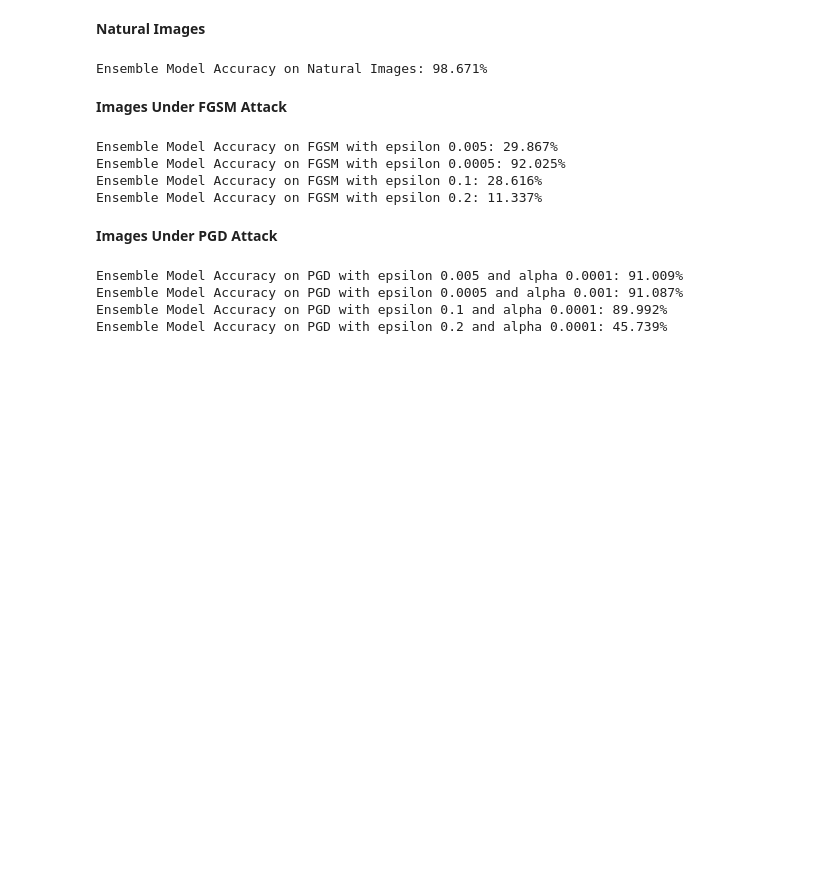
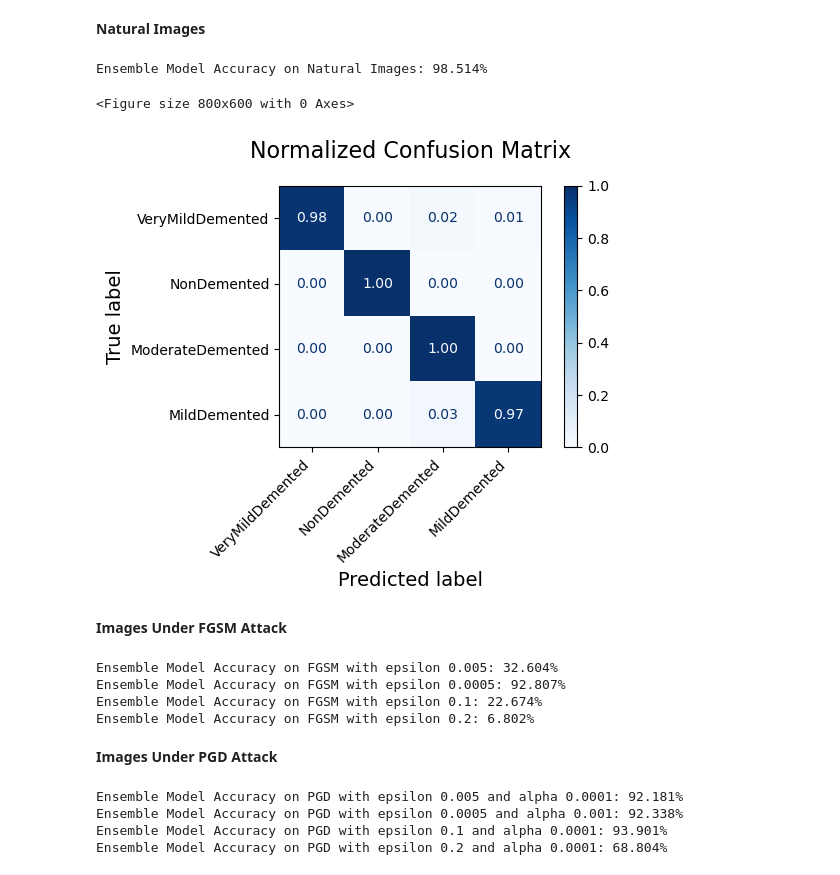
Before and after one commit to nivbartov/MRI_Brain_Alzheimer_Classification, a Jupyter notebook: models/model_ensemble.ipynb, the cells around one changed output. Cells and saved outputs as stored; diff of their text form; code cells hidden in the pictures; blank space fills up the shorter version.

Commit message:
[ensemble_model] add the finished model ensemble with confusion matrix

```diff
--- a/models/model_ensemble.ipynb
+++ b/models/model_ensemble.ipynb
@@ -103,7 +95,7 @@ dino_v2_model = torch.hub.load('facebookresearch/dinov2', 'dinov2_vits14')
 # Create DINOv2 model with FC layers before the output
 dino_v2_model = def_models.DINOv2(DINOv2_backbone=dino_v2_model, output_channels=output_channels).to(device)
 
-pretrained_model_path = f"./checkpoints/DINOv2_atk_120234_12102024_train_0.2628_val_0.5694.pth"
+pretrained_model_path = f"./checkpoints/DINOv2_atk_225702_10102024/DINOv2_atk_120234_12102024_train_0.2628_val_0.5694.pth"
 checkpoint = torch.load(pretrained_model_path,weights_only=True)
 dino_v2_model.load_state_dict(checkpoint['net'])
 # %% [output]
@@ -128,7 +120,7 @@ for param in EfficientNet_backbone_model.parameters():
 # Create EfficientNet-B0 model with FC layers before the output
 efficientnet_model = def_models.EfficientNet(EfficientNet_backbone=EfficientNet_backbone_model, output_channels=output_channels).to(device)
 
-pretrained_model_path = './checkpoints/EfficientNet_atk_110930_26102024_train_0.0037_val_0.0601.pth'
+pretrained_model_path = './checkpoints/EfficientNet_atk_105400_26102024/EfficientNet_atk_110930_26102024_train_0.0037_val_0.0601.pth'
 checkpoint = torch.load(pretrained_model_path,weights_only=True)
 efficientnet_model.load_state_dict(checkpoint['net'])
 # %% [output]
@@ -148,7 +140,7 @@ ResNet_backbone_model = torchvision.models.resnet34(pretrained=True)
 # Create ResNet34 model with FC layers before the output
 resnet_model = def_models.ResNet(ResNet_backbone=ResNet_backbone_model, output_channels=output_channels).to(device)
 
-pretrained_model_path = './checkpoints/ResNet_atk_091635_23102024_train_0.0092_val_0.0940.pth'
+pretrained_model_path = './checkpoints/ResNet_atk_091635_23102024/ResNet_atk_091635_23102024_train_0.0092_val_0.0940.pth'
 checkpoint = torch.load(pretrained_model_path,weights_only=True)
 resnet_model.load_state_dict(checkpoint['net'])
 # %% [output]
@@ -172,7 +164,7 @@ testloader = torch.utils.data.DataLoader(test_set, batch_size=batch_size, shuffl
 # %%
 # General parameters
 models_group = [dino_v2_model, resnet_model, efficientnet_model]
-weights = [0.43,0.25,0.32]
+weights = [0.333,0.333,0.333]
 
 # FGSM parameters
 epsilons = [0.005, 0.0005, 0.1, 0.2]
@@ -188,7 +183,13 @@ num_iter = 5
 ensemble_accuracy = utils_funcs.calculate_ensemble_accuracy(models_group, weights, testloader, device)
 print("Ensemble Model Accuracy on Natural Images: {:.3f}%".format(ensemble_accuracy))
 # %% [output]
-Ensemble Model Accuracy on Natural Images: 98.671%
+Ensemble Model Accuracy on Natural Images: 98.514%
+# %%
+class_names = ['VeryMildDemented', 'NonDemented', 'ModerateDemented', 'MildDemented']
+utils_funcs.plot_ensemble_confusion_matrix(models_group, weights, testloader, class_names, device)
+# %% [output]
+<Figure size 800x600 with 0 Axes>
+[figure, added]
 # %% [markdown]
 **Images Under FGSM Attack**
 # %%
@@ -197,10 +198,10 @@ for epsilon in epsilons:
   ensemble_atk_accuracy = utils_funcs.calculate_ensemble_atk_accuracy(models_group, weights, testloader, device, epsilon=epsilon, attack_type=attack_type)
   print(f"Ensemble Model Accuracy on FGSM with epsilon {epsilon}: {ensemble_atk_accuracy:.3f}%")
 # %% [output]
-Ensemble Model Accuracy on FGSM with epsilon 0.005: 29.867%
-Ensemble Model Accuracy on FGSM with epsilon 0.0005: 92.025%
-Ensemble Model Accuracy on FGSM with epsilon 0.1: 28.616%
-Ensemble Model Accuracy on FGSM with epsilon 0.2: 11.337%
+Ensemble Model Accuracy on FGSM with epsilon 0.005: 32.604%
+Ensemble Model Accuracy on FGSM with epsilon 0.0005: 92.807%
+Ensemble Model Accuracy on FGSM with epsilon 0.1: 22.674%
+Ensemble Model Accuracy on FGSM with epsilon 0.2: 6.802%
 # %% [markdown]
 **Images Under PGD Attack**
 # %%
@@ -209,7 +210,7 @@ for epsilon, alpha in zip(epsilons, alphas):
     ensemble_atk_accuracy = utils_funcs.calculate_ensemble_atk_accuracy(models_group, weights, testloader, device, epsilon=epsilon, alpha=alpha, attack_type='pgd', num_iter=num_iter)
     print(f"Ensemble Model Accuracy on PGD with epsilon {epsilon} and alpha {alpha}: {ensemble_atk_accuracy:.3f}%")
 # %% [output]
-Ensemble Model Accuracy on PGD with epsilon 0.005 and alpha 0.0001: 91.009%
-Ensemble Model Accuracy on PGD with epsilon 0.0005 and alpha 0.001: 91.087%
-Ensemble Model Accuracy on PGD with epsilon 0.1 and alpha 0.0001: 89.992%
-Ensemble Model Accuracy on PGD with epsilon 0.2 and alpha 0.0001: 45.739%
+Ensemble Model Accuracy on PGD with epsilon 0.005 and alpha 0.0001: 92.181%
+Ensemble Model Accuracy on PGD with epsilon 0.0005 and alpha 0.001: 92.338%
+Ensemble Model Accuracy on PGD with epsilon 0.1 and alpha 0.0001: 93.901%
+Ensemble Model Accuracy on PGD with epsilon 0.2 and alpha 0.0001: 68.804%
```
Also changed, not shown: parts of 4 cells of this notebook, 3 other files.
